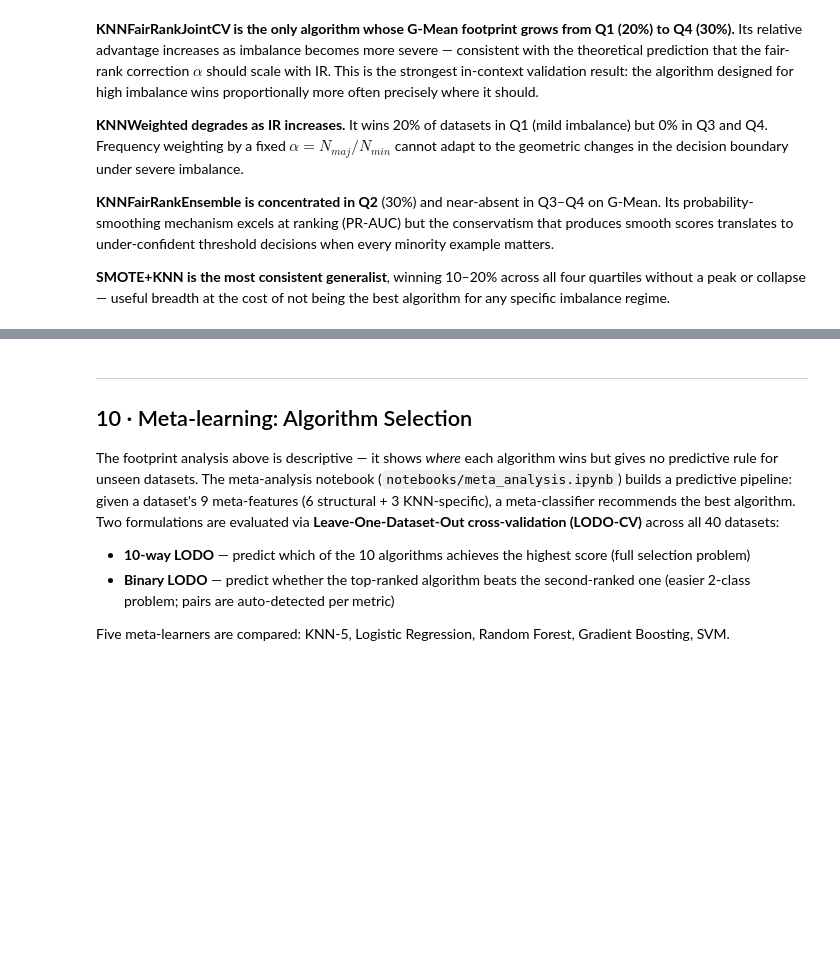
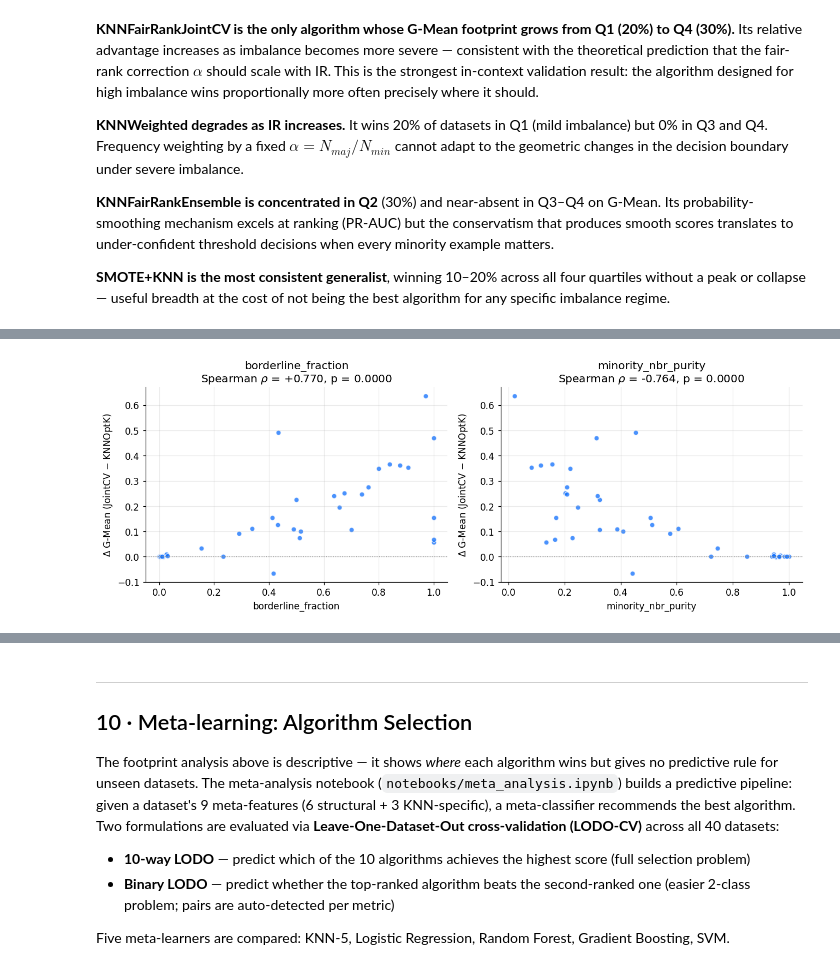
Before and after one commit to zepaulo333/knn_classimbalance, a Jupyter notebook: notebooks/entrega_final.ipynb, the cells around one changed output, grey strips where cells are left out. Saved outputs shown, nothing was run; the diff lists cells and outputs as text; code cells hidden in the pictures; blank space fills up the shorter version.

```diff
--- a/notebooks/entrega_final.ipynb
+++ b/notebooks/entrega_final.ipynb
@@ -1113,3 +1203,21 @@ Wilcoxon signed-rank vs KNNOptK (Holm α=0.05) — with Cohen's d effect size:
     ✗ KNNFairRankTopoJointBootstrap : p_corr=1.0000  Δ=-0.0089  d=-0.05 (negligible)
     ✗ KNNWeighted                   : p_corr=1.0000  Δ=-0.0025  d=-0.02 (negligible)
     ✗ SMOTE+KNN                     : p_corr=1.0000  Δ=+0.0099  d=+0.09 (negligible)
+# %%
+# ── Effective sample size for Wilcoxon (ties discarded by zero_method='wilcox') ──
+# Wilcoxon's default drops exact-zero differences, so N_effective ≤ 40.
+# We report this per-(metric, baseline) pair so the reader can judge power.
+for _baseline in ['KNNOptK', 'SMOTE+KNN']:
+    print(f"\nTie counts (Wilcoxon zero-method='wilcox' discards exact ties):")
+    print(f"  Baseline: {_baseline}")
+    for _m in ['g_mean', 'roc_auc', 'mcc', 'f1']:
+        _, _ti = pw_wilcoxon(pivots[_m], _baseline, report_ties=True)
+        _max_ties = max(v[1] for v in _ti.values())
+        _min_neff = min(v[2] for v in _ti.values())
+        if _max_ties == 0:
+            print(f"    {_m.upper():8s}: N_eff = 40 for all comparisons (no ties)")
+        else:
+            print(f"    {_m.upper():8s}: max ties = {_max_ties:2d}  →  N_eff (worst) = {_min_neff}/40")
+            for _o, (_nt, _nties, _neff) in _ti.items():
+                if _nties > 0:
+                    print(f"             {_o:32s}  ties = {_nties:2d}  N_eff = {_neff}/{_nt}")
@@ -1696,0 +1853,79 @@ KNNFairRankTopoJointBootstrap     10%   0%   0%       10%
+# %%
+# ── KNN-specific structural meta-features ───────────────────────────────
+from sklearn.neighbors import NearestNeighbors as _NN94
+from src.data.preprocessing import binarise_labels as _bin94
+from scipy.stats import spearmanr as _spr94
+
+_active94 = set(agg_all['dataset'].unique())
+_knn_rows = []
+for _ds in datasets:
+    if _ds.name not in _active94:
+        continue
+    if _ds.X.shape[1] == 0:
+        continue
+    _X = StandardScaler().fit_transform(_ds.X)
+    _X = np.nan_to_num(_X, nan=0.0)
+    _y = _bin94(_ds.y)
+    _n_min = int(_y.sum()); _n_maj = int(len(_y) - _n_min)
+    if _n_min < 5 or _n_maj < 5:
+        continue
+
+    _k = min(10, _n_min - 1, _n_maj - 1, len(_y) - 1)
+    if _k < 2:
+        continue
+    _nn = _NN94(n_neighbors=_k + 1).fit(_X)
+    _, _idx = _nn.kneighbors(_X)
+
+    _min_mask = _y == 1
+    _purity_per = np.array([np.mean(_y[_idx[i, 1:]] == 1) for i in np.where(_min_mask)[0]])
+    _purity = float(_purity_per.mean())
+
+    _nn1 = _NN94(n_neighbors=2).fit(_X)
+    _dnn = _nn1.kneighbors(_X)[0][:, 1]
+    _dnn_min = _dnn[_min_mask]; _dnn_maj = _dnn[~_min_mask]
+    if _dnn_maj.mean() > 0 and np.all(np.isfinite(_dnn)):
+        _ratio = float(_dnn_min.mean() / _dnn_maj.mean())
+    else:
+        _ratio = float('nan')
+
+    _borderline = float(np.mean(_y[_idx[np.where(_min_mask)[0], 1]] == 0))
+
+    _knn_rows.append({
+        'dataset': _ds.name,
+        'minority_nbr_purity': _purity,
+        'nn_dist_ratio':        _ratio,
+        'borderline_fraction':  _borderline,
+    })
+
+knn_meta = pd.DataFrame(_knn_rows)
+
+_jcv  = agg_all[agg_all['algorithm'] == 'KNNFairRankJointCV'].set_index('dataset')['g_mean']
+_optk = agg_all[agg_all['algorithm'] == 'KNNOptK'].set_index('dataset')['g_mean']
+_adv  = (_jcv - _optk).reset_index().rename(columns={'g_mean': 'delta'})
+_merged = knn_meta.merge(_adv, on='dataset')
+
+print(f"KNN meta-features computed on {len(knn_meta)} datasets")
+print(knn_meta.describe().round(3).to_string())
+
+print(f"\n=== Spearman correlations with Delta G-Mean (KNNFairRankJointCV - KNNOptK) ===")
+_corr_rows = []
+for _col in ['minority_nbr_purity', 'borderline_fraction', 'nn_dist_ratio']:
+    _v = _merged[[_col, 'delta']].dropna()
+    _rho, _p = _spr94(_v[_col], _v['delta'])
+    print(f"  {_col:25s}  rho = {_rho:+.3f}   p = {_p:.4f}   (n = {len(_v)})")
+    _corr_rows.append({'feature': _col, 'rho': _rho, 'p': _p, 'n': len(_v)})
+
+# Visualise the two strong correlations
+fig, axes = plt.subplots(1, 2, figsize=(12, 4.5))
+for ax, _col in zip(axes, ['borderline_fraction', 'minority_nbr_purity']):
+    _v = _merged[[_col, 'delta']].dropna()
+    _rho, _p = _spr94(_v[_col], _v['delta'])
+    ax.scatter(_v[_col], _v['delta'], color='#0d6efd', alpha=0.75, edgecolor='white')
+    ax.axhline(0, color='gray', linestyle=':', lw=0.8)
+    ax.set_xlabel(_col)
+    ax.set_ylabel(r"$\Delta$ G-Mean (JointCV $-$ KNNOptK)")
+    ax.set_title(f"{_col}\nSpearman $\\rho$ = {_rho:+.3f}, p = {_p:.4f}")
+plt.tight_layout()
+plt.savefig('results/figures/knn_meta_vs_advantage.png', bbox_inches='tight')
+plt.show()
+# %% [output]
@@ -1696,0 +1947 @@ KNNFairRankTopoJointBootstrap     10%   0%   0%       10%
+[figure, added]
```
Also changed, not shown: parts of 10 cells of this notebook, 2 other files.
